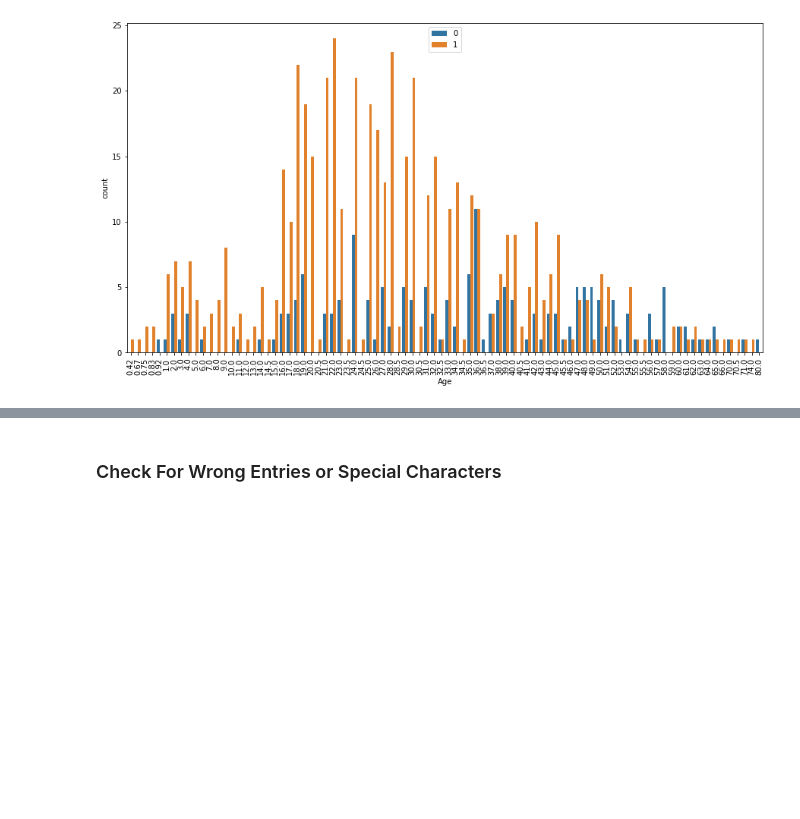
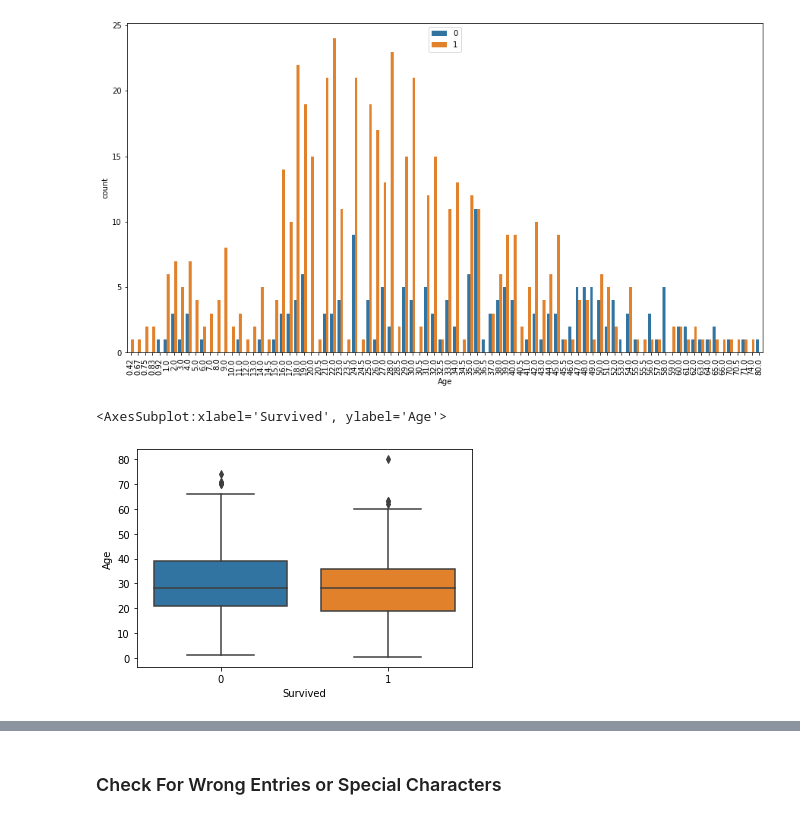
Before and after one commit to sangamans/Road-to-Kaggle-Expert, a Jupyter notebook: titanic-prediction.ipynb, the cells around one changed output, grey strips where cells are left out. Cells and saved outputs as stored; diff of their text form; code cells hidden in the pictures; blank space fills up the shorter version.

```diff
--- a/titanic-prediction.ipynb
+++ b/titanic-prediction.ipynb
@@ -49,6 +49,12 @@ Data columns (total 12 columns):
  11  Embarked     889 non-null    object
 dtypes: float64(2), int64(5), object(5)
 memory usage: 83.7+ KB
+# %%
+# convert categorical columns to pandas categorical data type
+train['Survived'] = pd.Categorical(train.Survived)
+train['Pclass'] = pd.Categorical(train.Pclass)
+train['Sex'] = pd.Categorical(train.Sex)
+train['Embarked'] = pd.Categorical(train.Embarked)
 # %%
 # only two observations missings embarked value - can be dropped
 train = train[train['Embarked'].notna()].reset_index(drop=True)
@@ -89,5 +95,13 @@ plt.show()
 train.drop('Cabin', 1, inplace=True)
 # %% [output]
 [figure]
+# %%
+# determine relationship between age and survival
+sns.boxplot(y="Age", x="Survived", data=train)
+# 0 means not survived and 1 means survived
+# some discrepancies
+# %% [output]
+<AxesSubplot:xlabel='Survived', ylabel='Age'>
+[figure, added]
 # %%
 # a lot of missing age values
```
Also changed, not shown: parts of 2 cells of this notebook.
